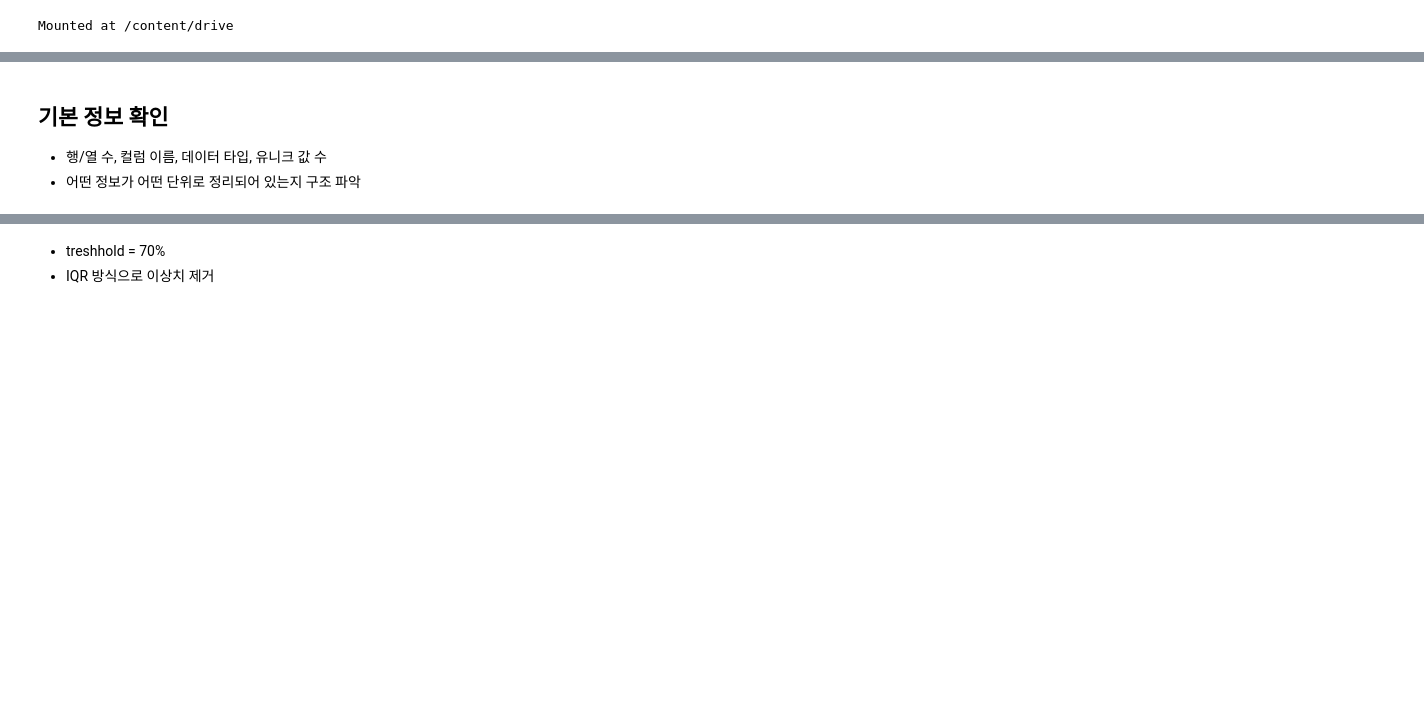
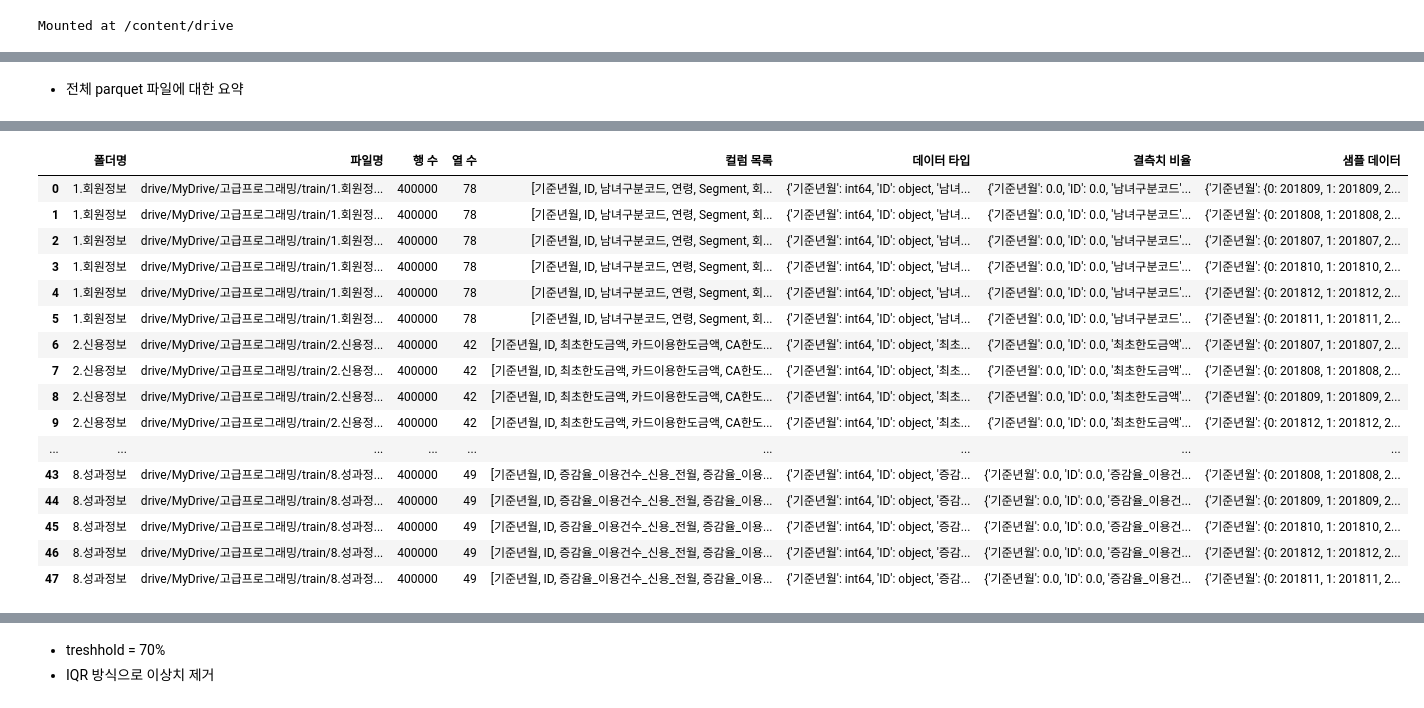
Before and after one commit to BinarySstar/Credit-Card-Segment-Classfication, a Jupyter notebook: Credit_Card_Segment_Classfication.ipynb, the cells around one changed output, grey strips where cells are left out. Cells and saved outputs as stored; diff of their text form; code cells hidden in the pictures; blank space fills up the shorter version.

```diff
--- a/Credit_Card_Segment_Classfication.ipynb
+++ b/Credit_Card_Segment_Classfication.ipynb
@@ -31,6 +30,8 @@ Requirement already satisfied: six>=1.5 in /usr/local/lib/python3.11/dist-packag
 Downloading fastparquet-2024.11.0-cp311-cp311-manylinux_2_17_x86_64.manylinux2014_x86_64.whl (1.8 MB)
 Installing collected packages: fastparquet
 Successfully installed fastparquet-2024.11.0
+# %% [markdown]
+- 전체 parquet 파일에 대한 요약
 # %%
 import pandas as pd
 import os
@@ -38,34 +39,40 @@ from glob import glob
 
 # Google Drive 경로 설정
 base_path = "drive/MyDrive/고급프로그래밍/train"
-save_path = "drive/MyDrive/고급프로그래밍/병합완료"
-os.makedirs(save_path, exist_ok=True)
 
 # 폴더 이름 정의
 folder_name = ["회원정보", "신용정보", "승인매출정보", "청구입금정보", "잔액정보", "채널정보", "마케팅정보", "성과정보"]
 folders = [f"{i}.{name}" for i, name in enumerate(folder_name, start=1)]
 
-# 병합된 결과를 저장할 딕셔너리
-merged_dfs = {}
+# 요약 결과를 정리하는 list
+summary_list = []
 
 for folder in folders:
     folder_path = os.path.join(base_path, folder)
     parquet_files = glob(os.path.join(folder_path, "*.parquet"))
 
-    output_name = f"{folder.split('.')[1]}.csv"
-    output_path = os.path.join(save_path, output_name)
-
-    first = True
     for file in parquet_files:
         try:
             df = pd.read_parquet(file, engine="fastparquet")
 
-            # 파일 저장 (첫 파일: header 포함, 이후: append)
-            df.to_csv(output_path, mode='w' if first else 'a',
-                      header=first, index=False)
-            first = False
-            print(f"📄 저장 중: {file} → {output_path} ({df.shape[0]} rows)")
+            info = {
+                "폴더명": folder,
+                "파일명": file,
+                "행 수": df.shape[0],
+                "열 수": df.shape[1],
+                "컬럼 목록": df.columns.tolist(),
+                "데이터 타입": df.dtypes.to_dict(),
+                "결측치 비율": df.isnull().mean().to_dict(),
+                "샘플 데이터": df.head().to_dict()
+            }
+
+            summary_list.append(info)
+            print(f"✅ {file} 로드 완료")
 
         except Exception as e:
             print(f"❌ {file} 처리 중 오류: {e}")
+
+# 결과 DataFrame으로 정리
+summary_df = pd.DataFrame(summary_list)
+summary_df
 # %% [output]
@@ -89,4 +96,17 @@ for folder in folders:
+|  | 폴더명 | 파일명 | 행 수 | 열 수 | 컬럼 목록 | 데이터 타입 | 결측치 비율 | 샘플 데이터 |
+| 0 | 1.회원정보 | drive/MyDrive/고급프로그래밍/train/1.회원정... | 400000 | 78 | [기준년월, ID, 남녀구분코드, 연령, Segment, 회... | {'기준년월': int64, 'ID': object, '남녀... | {'기준년월': 0.0, 'ID': 0.0, '남녀구분코드'... | {'기준년월': {0: 201809, 1: 201809, 2... |
+| 1 | 1.회원정보 | drive/MyDrive/고급프로그래밍/train/1.회원정... | 400000 | 78 | [기준년월, ID, 남녀구분코드, 연령, Segment, 회... | {'기준년월': int64, 'ID': object, '남녀... | {'기준년월': 0.0, 'ID': 0.0, '남녀구분코드'... | {'기준년월': {0: 201808, 1: 201808, 2... |
+| 2 | 1.회원정보 | drive/MyDrive/고급프로그래밍/train/1.회원정... | 400000 | 78 | [기준년월, ID, 남녀구분코드, 연령, Segment, 회... | {'기준년월': int64, 'ID': object, '남녀... | {'기준년월': 0.0, 'ID': 0.0, '남녀구분코드'... | {'기준년월': {0: 201807, 1: 201807, 2... |
+| 3 | 1.회원정보 | drive/MyDrive/고급프로그래밍/train/1.회원정... | 400000 | 78 | [기준년월, ID, 남녀구분코드, 연령, Segment, 회... | {'기준년월': int64, 'ID': object, '남녀... | {'기준년월': 0.0, 'ID': 0.0, '남녀구분코드'... | {'기준년월': {0: 201810, 1: 201810, 2... |
+| 4 | 1.회원정보 | drive/MyDrive/고급프로그래밍/train/1.회원정... | 400000 | 78 | [기준년월, ID, 남녀구분코드, 연령, Segment, 회... | {'기준년월': int64, 'ID': object, '남녀... | {'기준년월': 0.0, 'ID': 0.0, '남녀구분코드'... | {'기준년월': {0: 201812, 1: 201812, 2... |
+| 5 | 1.회원정보 | drive/MyDrive/고급프로그래밍/train/1.회원정... | 400000 | 78 | [기준년월, ID, 남녀구분코드, 연령, Segment, 회... | {'기준년월': int64, 'ID': object, '남녀... | {'기준년월': 0.0, 'ID': 0.0, '남녀구분코드'... | {'기준년월': {0: 201811, 1: 201811, 2... |
+| 6 | 2.신용정보 | drive/MyDrive/고급프로그래밍/train/2.신용정... | 400000 | 42 | [기준년월, ID, 최초한도금액, 카드이용한도금액, CA한도... | {'기준년월': int64, 'ID': object, '최초... | {'기준년월': 0.0, 'ID': 0.0, '최초한도금액'... | {'기준년월': {0: 201807, 1: 201807, 2... |
+| 7 | 2.신용정보 | drive/MyDrive/고급프로그래밍/train/2.신용정... | 400000 | 42 | [기준년월, ID, 최초한도금액, 카드이용한도금액, CA한도... | {'기준년월': int64, 'ID': object, '최초... | {'기준년월': 0.0, 'ID': 0.0, '최초한도금액'... | {'기준년월': {0: 201808, 1: 201808, 2... |
+| 8 | 2.신용정보 | drive/MyDrive/고급프로그래밍/train/2.신용정... | 400000 | 42 | [기준년월, ID, 최초한도금액, 카드이용한도금액, CA한도... | {'기준년월': int64, 'ID': object, '최초... | {'기준년월': 0.0, 'ID': 0.0, '최초한도금액'... | {'기준년월': {0: 201809, 1: 201809, 2... |
+| 9 | 2.신용정보 | drive/MyDrive/고급프로그래밍/train/2.신용정... | 400000 | 42 | [기준년월, ID, 최초한도금액, 카드이용한도금액, CA한도... | {'기준년월': int64, 'ID': object, '최초... | {'기준년월': 0.0, 'ID': 0.0, '최초한도금액'... | {'기준년월': {0: 201812, 1: 201812, 2... |
+| ... | ... | ... | ... | ... | ... | ... | ... | ... |
+| 43 | 8.성과정보 | drive/MyDrive/고급프로그래밍/train/8.성과정... | 400000 | 49 | [기준년월, ID, 증감율_이용건수_신용_전월, 증감율_이용... | {'기준년월': int64, 'ID': object, '증감... | {'기준년월': 0.0, 'ID': 0.0, '증감율_이용건... | {'기준년월': {0: 201808, 1: 201808, 2... |
+| 44 | 8.성과정보 | drive/MyDrive/고급프로그래밍/train/8.성과정... | 400000 | 49 | [기준년월, ID, 증감율_이용건수_신용_전월, 증감율_이용... | {'기준년월': int64, 'ID': object, '증감... | {'기준년월': 0.0, 'ID': 0.0, '증감율_이용건... | {'기준년월': {0: 201809, 1: 201809, 2... |
+| 45 | 8.성과정보 | drive/MyDrive/고급프로그래밍/train/8.성과정... | 400000 | 49 | [기준년월, ID, 증감율_이용건수_신용_전월, 증감율_이용... | {'기준년월': int64, 'ID': object, '증감... | {'기준년월': 0.0, 'ID': 0.0, '증감율_이용건... | {'기준년월': {0: 201810, 1: 201810, 2... |
+| 46 | 8.성과정보 | drive/MyDrive/고급프로그래밍/train/8.성과정... | 400000 | 49 | [기준년월, ID, 증감율_이용건수_신용_전월, 증감율_이용... | {'기준년월': int64, 'ID': object, '증감... | {'기준년월': 0.0, 'ID': 0.0, '증감율_이용건... | {'기준년월': {0: 201812, 1: 201812, 2... |
+| 47 | 8.성과정보 | drive/MyDrive/고급프로그래밍/train/8.성과정... | 400000 | 49 | [기준년월, ID, 증감율_이용건수_신용_전월, 증감율_이용... | {'기준년월': int64, 'ID': object, '증감... | {'기준년월': 0.0, 'ID': 0.0, '증감율_이용건... | {'기준년월': {0: 201811, 1: 201811, 2... |
-# %% [markdown]
-## 기본 정보 확인
-- 행/열 수, 컬럼 이름, 데이터 타입, 유니크 값 수
-- 어떤 정보가 어떤 단위로 정리되어 있는지 구조 파악
```
Also changed, not shown: parts of 13 cells of this notebook.
